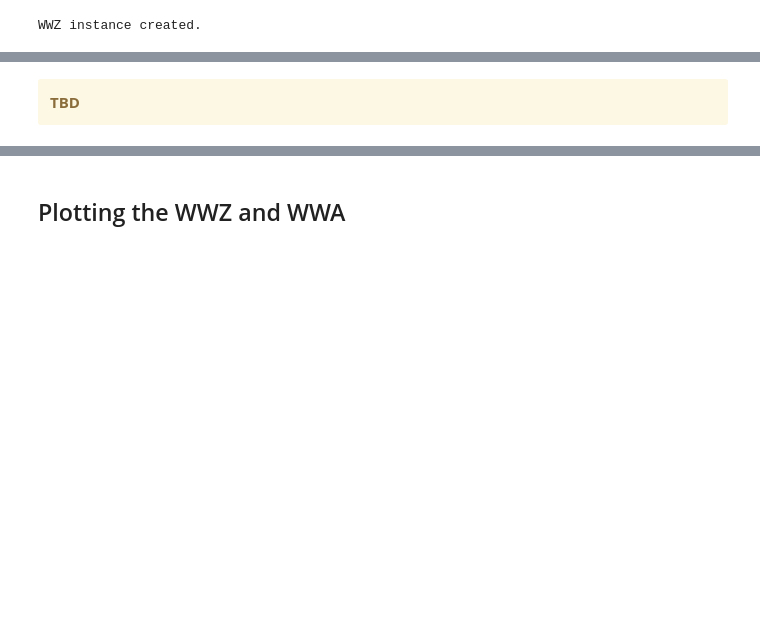
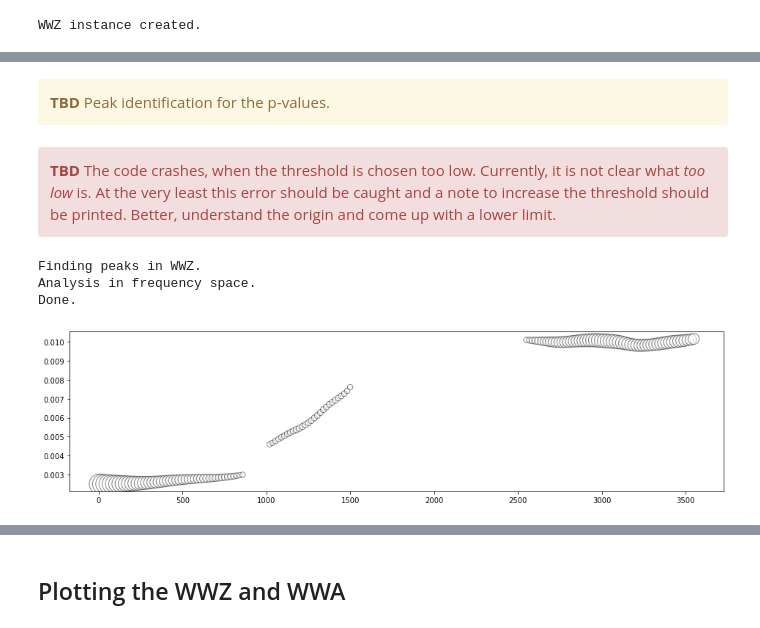
Before and after one commit to skiehl/wwz, a Jupyter notebook: Documentation.ipynb, the cells around one changed output, grey strips where cells are left out. Cells and saved outputs as stored; diff of their text form; code cells hidden in the pictures; blank space fills up the shorter version.

Commit message:
Added peak identification.

```diff
--- a/Documentation.ipynb
+++ b/Documentation.ipynb
@@ -572,4 +577,19 @@ WWZ instance created.
 # %% [markdown]
 <div class="alert alert-block alert-warning">
-<b>TBD</b>
+<b>TBD</b> Peak identification for the p-values.
 </div>
+# %% [markdown]
+<div class="alert alert-block alert-danger">
+<b>TBD</b> The code crashes, when the threshold is chosen too low. Currently, it is not clear what <i>too low</i> is. At the very least this error should be caught and a note to increase the threshold should be printed. Better, understand the origin and come up with a lower limit.
+</div>
+# %%
+threshold = 50
+peak_tau, peak_pos, peak_signal = wwz.find_peaks('wwz', threshold)
+
+plt.scatter(peak_tau, peak_pos, s=peak_signal, color='w', edgecolor='k', alpha=0.5)
+pass
+# %% [output]
+Finding peaks in WWZ.
+Analysis in frequency space.
+Done.
+[figure, added]
```
Also changed, not shown: parts of 39 cells of this notebook, 1 other file.
